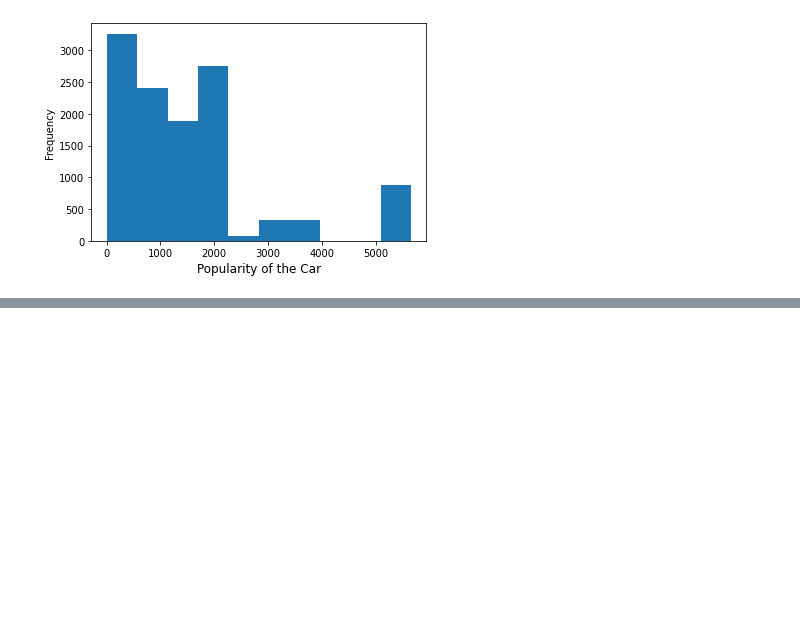
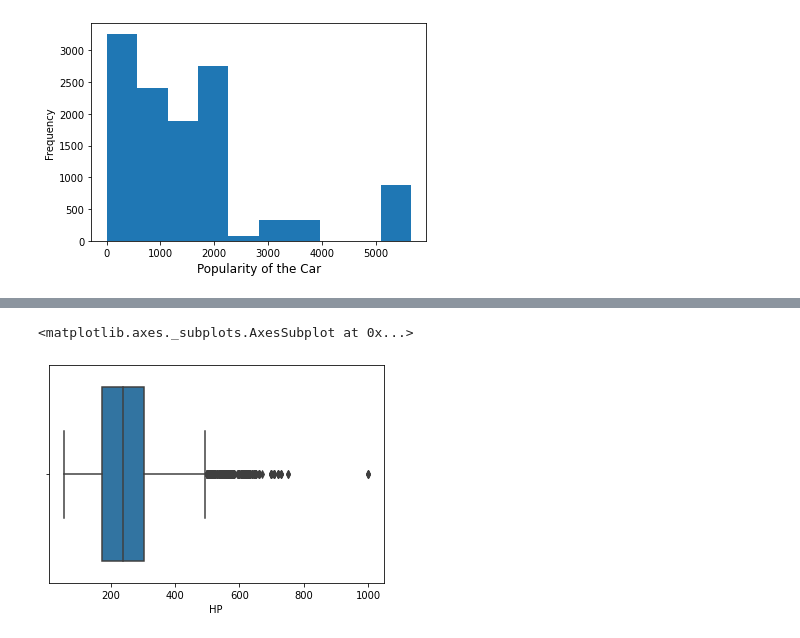
Before and after one commit to sandali17/CarPricePrediction-MachineLearning, a Jupyter notebook: Car_Price_Prediction.ipynb, the cells around one changed output, grey strips where cells are left out. Drawn from its saved outputs; the diff is of its cells as text; code cells hidden in the pictures; blank space fills up the shorter version.

```diff
--- a/Car_Price_Prediction.ipynb
+++ b/Car_Price_Prediction.ipynb
@@ -164,0 +432,5 @@ Text(0.5, 0, 'Popularity of the Car')
+# %%
+sns.boxplot(x=df['HP'])
+# %% [output]
+<matplotlib.axes._subplots.AxesSubplot at 0x...>
+[figure, added]
```
Also changed, not shown: parts of 48 cells of this notebook.
